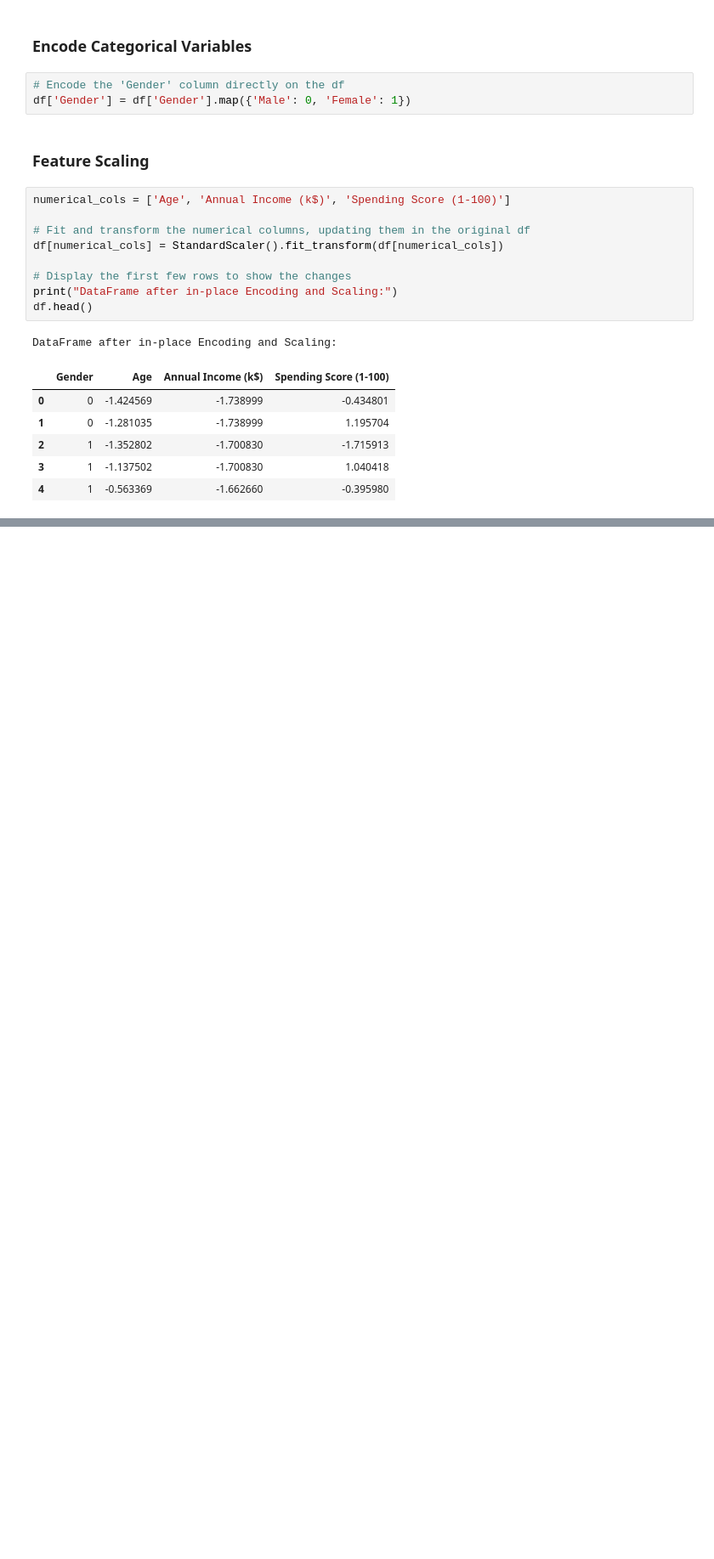
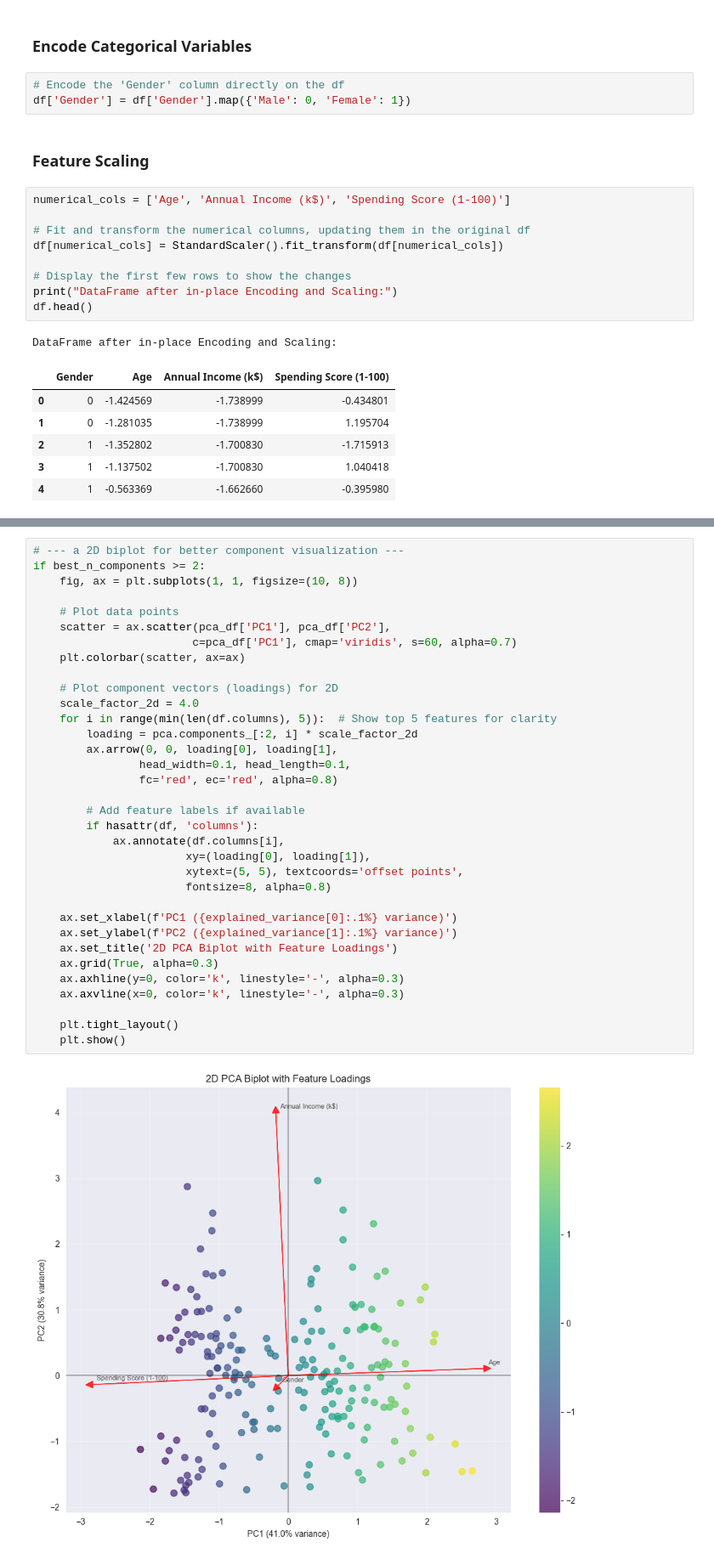
Before and after one commit to Ali-Tharwat/Elevvo-ML-Tasks, a Jupyter notebook: Task 2 - Customer Segmentation/CustomerSegmentation.ipynb, the cells around one changed output, grey strips where cells are left out. Shown at 85% size. Drawn from its saved outputs; the diff is of its cells as text; blank space fills up the shorter version.

```diff
--- a/Task 2 - Customer Segmentation/CustomerSegmentation.ipynb
+++ b/Task 2 - Customer Segmentation/CustomerSegmentation.ipynb
@@ -199,0 +356,36 @@ DataFrame after in-place Encoding and Scaling:
+# %%
+# --- a 2D biplot for better component visualization ---
+if best_n_components >= 2:
+    fig, ax = plt.subplots(1, 1, figsize=(10, 8))
+
+    # Plot data points
+    scatter = ax.scatter(pca_df['PC1'], pca_df['PC2'],
+                        c=pca_df['PC1'], cmap='viridis', s=60, alpha=0.7)
+    plt.colorbar(scatter, ax=ax)
+
+    # Plot component vectors (loadings) for 2D
+    scale_factor_2d = 4.0
+    for i in range(min(len(df.columns), 5)):  # Show top 5 features for clarity
+        loading = pca.components_[:2, i] * scale_factor_2d
+        ax.arrow(0, 0, loading[0], loading[1],
+                head_width=0.1, head_length=0.1,
+                fc='red', ec='red', alpha=0.8)
+
+        # Add feature labels if available
+        if hasattr(df, 'columns'):
+            ax.annotate(df.columns[i],
+                       xy=(loading[0], loading[1]),
+                       xytext=(5, 5), textcoords='offset points',
+                       fontsize=8, alpha=0.8)
+
+    ax.set_xlabel(f'PC1 ({explained_variance[0]:.1%} variance)')
+    ax.set_ylabel(f'PC2 ({explained_variance[1]:.1%} variance)')
+    ax.set_title('2D PCA Biplot with Feature Loadings')
+    ax.grid(True, alpha=0.3)
+    ax.axhline(y=0, color='k', linestyle='-', alpha=0.3)
+    ax.axvline(x=0, color='k', linestyle='-', alpha=0.3)
+
+    plt.tight_layout()
+    plt.show()
+# %% [output]
+[figure, added]
```
Also changed, not shown: parts of 28 cells of this notebook, 2 other files.
